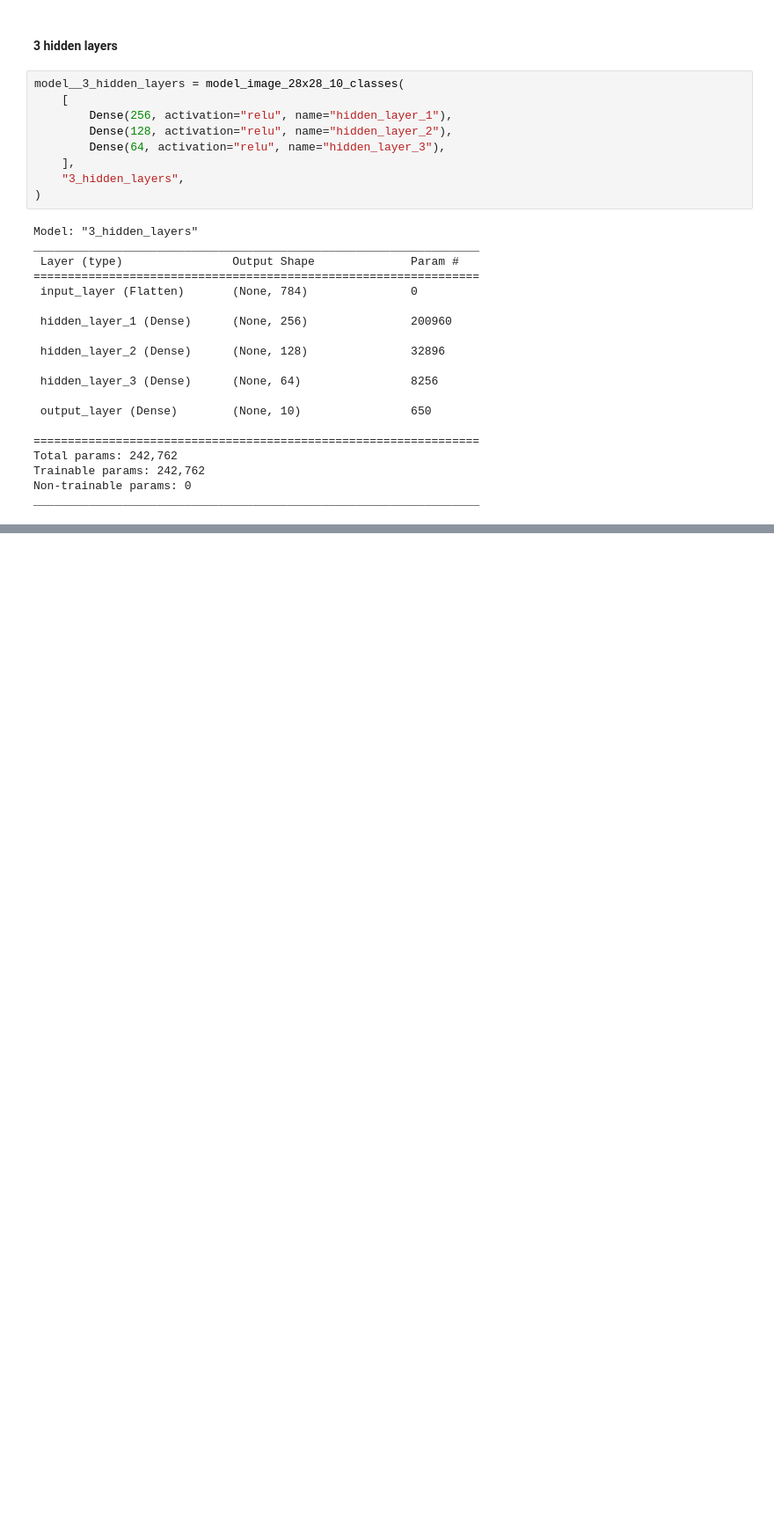
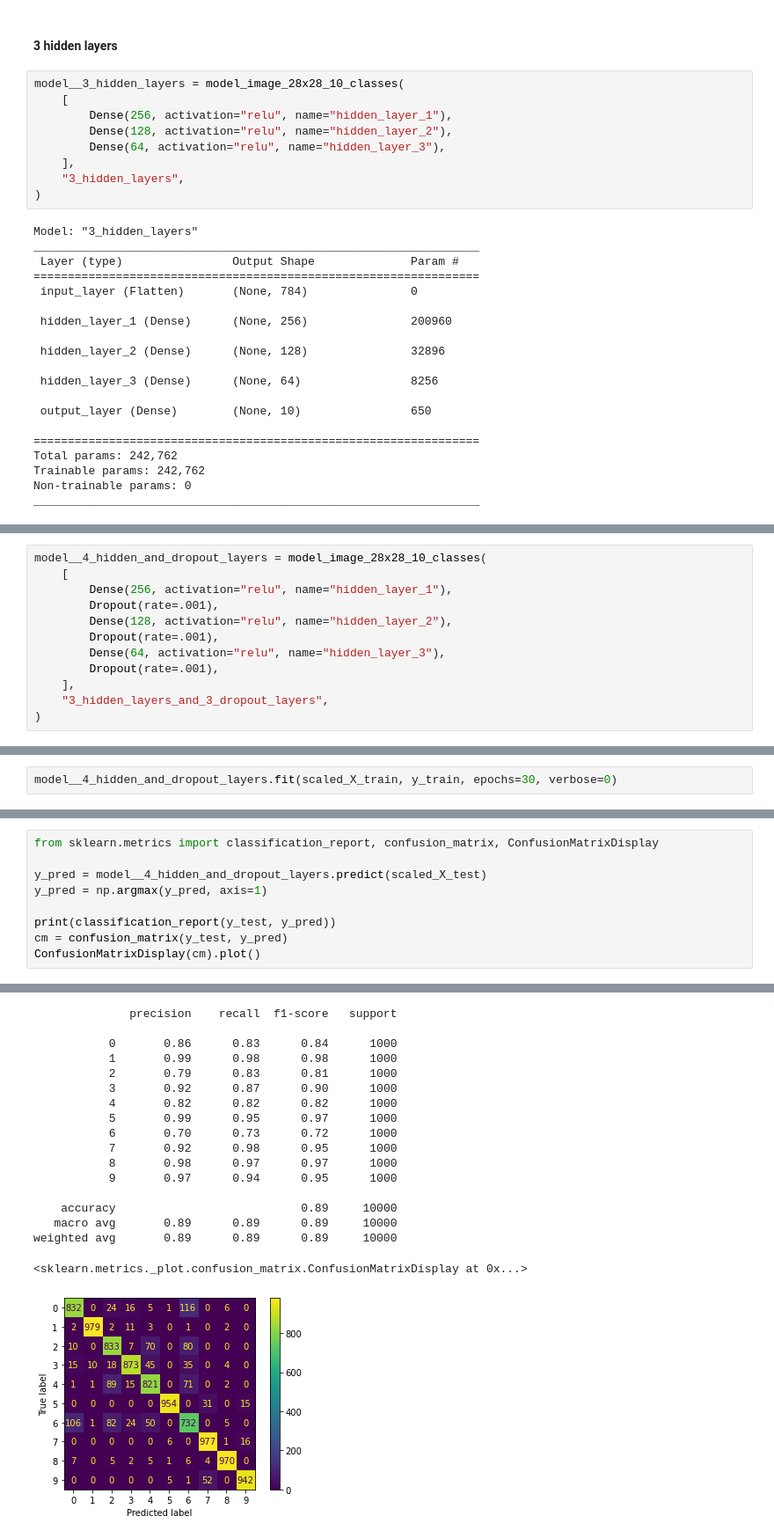
Before and after one commit to felix-tjernberg/ai21-deep-learning, a Jupyter notebook: exercises/exercise-1.ipynb, the cells around one changed output, grey strips where cells are left out. Shown at 88% size. Saved outputs shown, nothing was run; the diff lists cells and outputs as text; blank space fills up the shorter version.

```diff
--- a/exercises/exercise-1.ipynb
+++ b/exercises/exercise-1.ipynb
@@ -255,0 +270,12 @@ plot_metrics(model__3_hidden_layers)
+# %%
+model__4_hidden_and_dropout_layers = model_image_28x28_10_classes(
+    [
+        Dense(256, activation="relu", name="hidden_layer_1"),
+        Dropout(rate=.001),
+        Dense(128, activation="relu", name="hidden_layer_2"),
+        Dropout(rate=.001),
+        Dense(64, activation="relu", name="hidden_layer_3"),
+        Dropout(rate=.001),
+    ],
+    "3_hidden_layers_and_3_dropout_layers",
+)
@@ -255,0 +300,2 @@ plot_metrics(model__3_hidden_layers)
+# %%
+model__4_hidden_and_dropout_layers.fit(scaled_X_train, y_train, epochs=30, verbose=0)
@@ -255,0 +305,10 @@ plot_metrics(model__3_hidden_layers)
+# %%
+from sklearn.metrics import classification_report, confusion_matrix, ConfusionMatrixDisplay
+
+y_pred = model__4_hidden_and_dropout_layers.predict(scaled_X_test)
+y_pred = np.argmax(y_pred, axis=1)
+
+print(classification_report(y_test, y_pred))
+cm = confusion_matrix(y_test, y_pred)
+ConfusionMatrixDisplay(cm).plot()
+# %% [output]
@@ -255,0 +316,18 @@ plot_metrics(model__3_hidden_layers)
+              precision    recall  f1-score   support
+
+           0       0.86      0.83      0.84      1000
+           1       0.99      0.98      0.98      1000
+           2       0.79      0.83      0.81      1000
+           3       0.92      0.87      0.90      1000
+           4       0.82      0.82      0.82      1000
+           5       0.99      0.95      0.97      1000
+           6       0.70      0.73      0.72      1000
+           7       0.92      0.98      0.95      1000
+           8       0.98      0.97      0.97      1000
+           9       0.97      0.94      0.95      1000
+
+    accuracy                           0.89     10000
+   macro avg       0.89      0.89      0.89     10000
+weighted avg       0.89      0.89      0.89     10000
+<sklearn.metrics._plot.confusion_matrix.ConfusionMatrixDisplay at 0x...>
+[figure, added]
```
Also changed, not shown: parts of 15 cells of this notebook.
